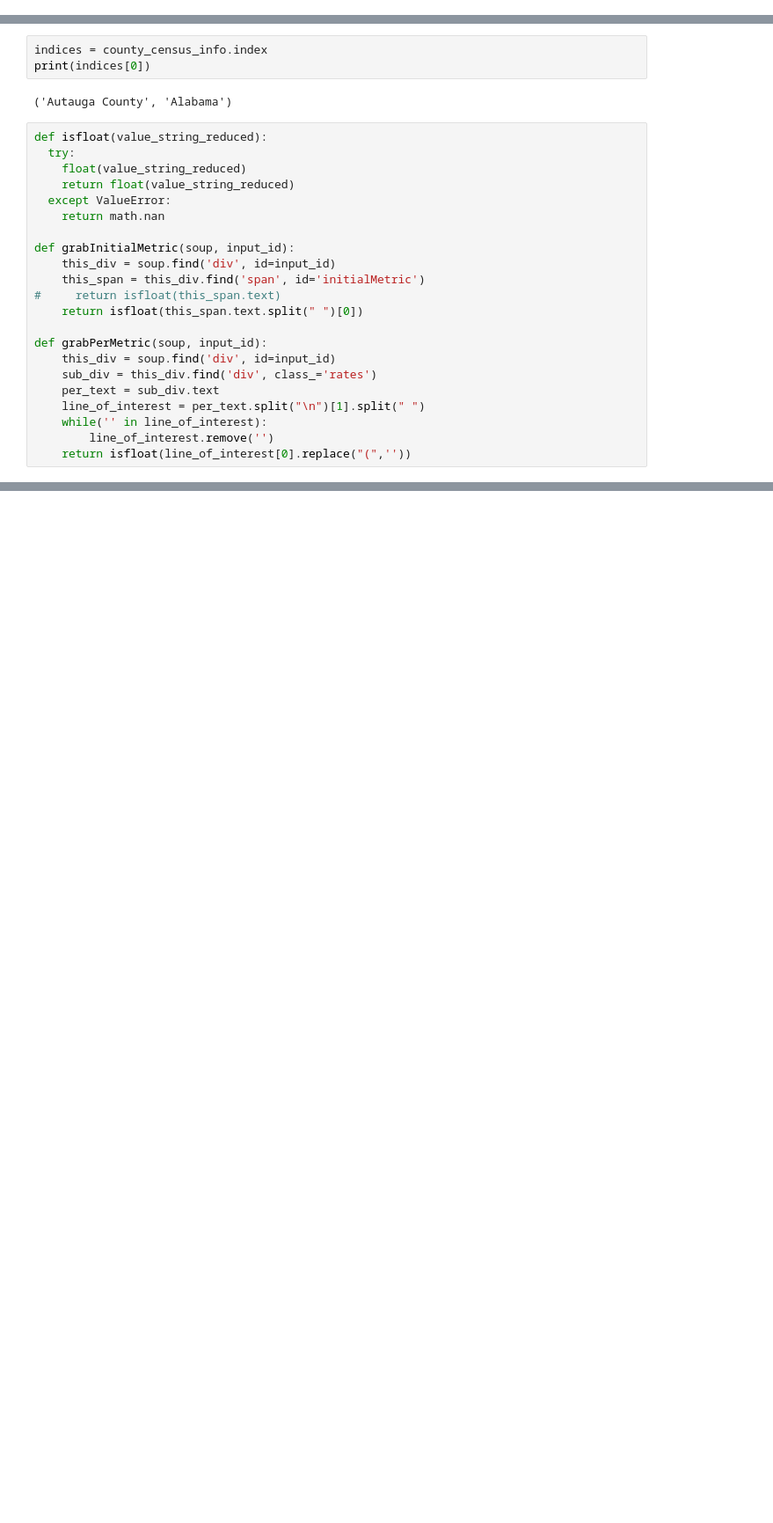
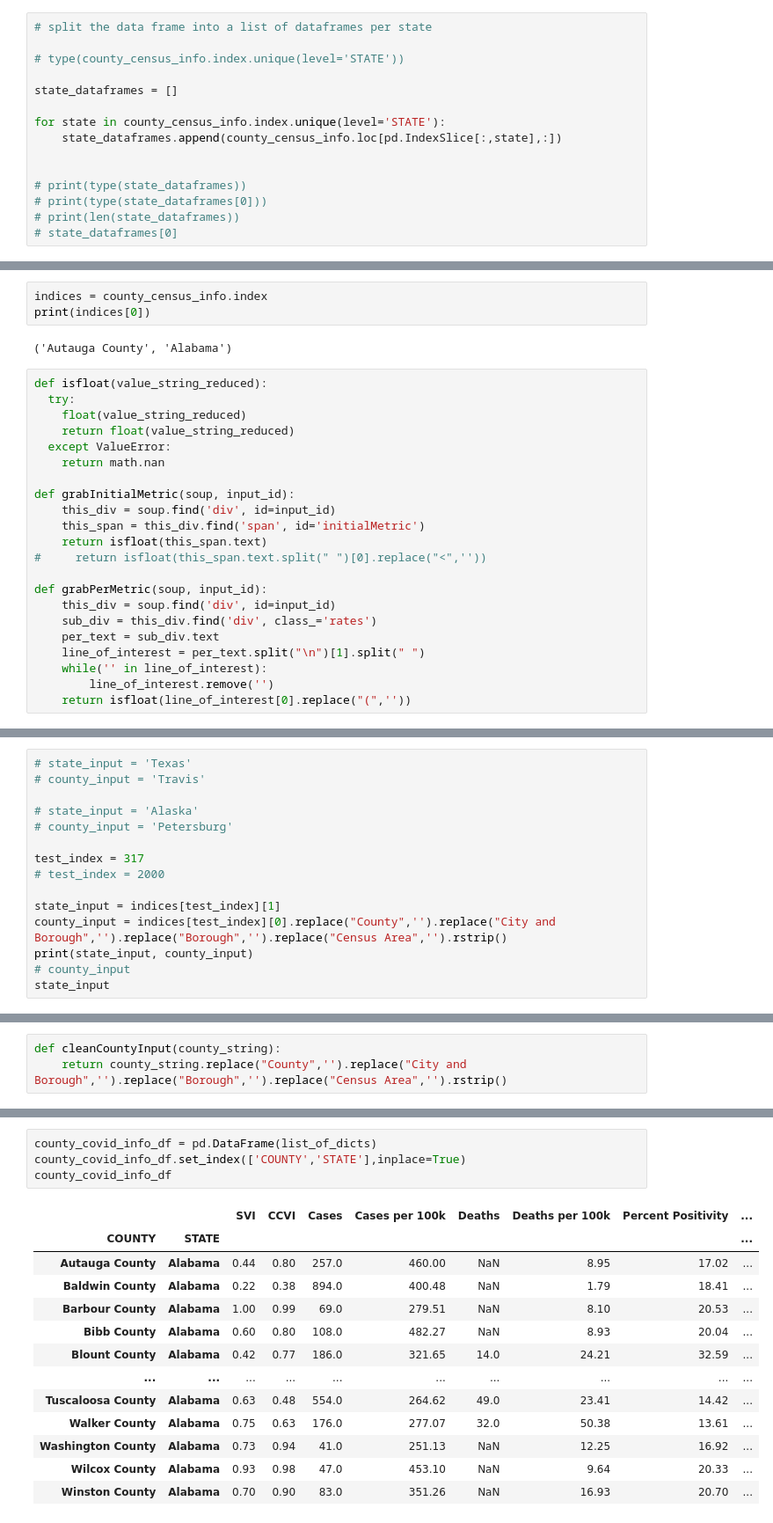
Before and after one commit to nkinnaird/CountyCovidIndexing, a Jupyter notebook: code/pullCovidData.ipynb, the cells around one changed output, grey strips where cells are left out. Shown: that part at 88% size. Saved outputs shown, nothing was run; the diff lists cells and outputs as text; blank space fills up the shorter version.

Commit message:
Got scanning of covid data working.

```diff
--- a/code/pullCovidData.ipynb
+++ b/code/pullCovidData.ipynb
@@ -16,0 +22,15 @@ county_census_info = pd.read_pickle("../Data/county_census_info.pkl")
+# %%
+# split the data frame into a list of dataframes per state
+
+# type(county_census_info.index.unique(level='STATE'))
+
+state_dataframes = []
+
+for state in county_census_info.index.unique(level='STATE'):
+    state_dataframes.append(county_census_info.loc[pd.IndexSlice[:,state],:])
+
+
+# print(type(state_dataframes))
+# print(type(state_dataframes[0]))
+# print(len(state_dataframes))
+# state_dataframes[0]
@@ -30,8 +68,8 @@ def isfloat(value_string_reduced):
 def grabInitialMetric(soup, input_id):
     this_div = soup.find('div', id=input_id)
     this_span = this_div.find('span', id='initialMetric')
-#     return isfloat(this_span.text)
-    return isfloat(this_span.text.split(" ")[0])
+    return isfloat(this_span.text)
+#     return isfloat(this_span.text.split(" ")[0].replace("<",''))
 
 def grabPerMetric(soup, input_id):
     this_div = soup.find('div', id=input_id)
@@ -125,0 +116,15 @@ def grabCovidData(soup):
+# %%
+# state_input = 'Texas'
+# county_input = 'Travis'
+
+# state_input = 'Alaska'
+# county_input = 'Petersburg'
+
+test_index = 317
+# test_index = 2000
+
+state_input = indices[test_index][1]
+county_input = indices[test_index][0].replace("County",'').replace("City and Borough",'').replace("Borough",'').replace("Census Area",'').rstrip()
+print(state_input, county_input)
+# county_input
+state_input
@@ -126,3 +134,6 @@ def grabCovidData(soup):
+# %%
+def cleanCountyInput(county_string):
+    return county_string.replace("County",'').replace("City and Borough",'').replace("Borough",'').replace("Census Area",'').rstrip()
 # %%
 # open the cdc website and choose the state and county from the drop down menu
 
@@ -155,0 +219,18 @@ driver.close()
+# %%
+county_covid_info_df = pd.DataFrame(list_of_dicts)
+county_covid_info_df.set_index(['COUNTY','STATE'],inplace=True)
+county_covid_info_df
+# %% [output]
+|  |  | SVI | CCVI | Cases | Cases per 100k | Deaths | Deaths per 100k | Percent Positivity | ... |
+| COUNTY | STATE |  |  |  |  |  |  |  | ... |
+| Autauga County | Alabama | 0.44 | 0.80 | 257.0 | 460.00 | NaN | 8.95 | 17.02 | ... |
+| Baldwin County | Alabama | 0.22 | 0.38 | 894.0 | 400.48 | NaN | 1.79 | 18.41 | ... |
+| Barbour County | Alabama | 1.00 | 0.99 | 69.0 | 279.51 | NaN | 8.10 | 20.53 | ... |
+| Bibb County | Alabama | 0.60 | 0.80 | 108.0 | 482.27 | NaN | 8.93 | 20.04 | ... |
+| Blount County | Alabama | 0.42 | 0.77 | 186.0 | 321.65 | 14.0 | 24.21 | 32.59 | ... |
+| ... | ... | ... | ... | ... | ... | ... | ... | ... | ... |
+| Tuscaloosa County | Alabama | 0.63 | 0.48 | 554.0 | 264.62 | 49.0 | 23.41 | 14.42 | ... |
+| Walker County | Alabama | 0.75 | 0.63 | 176.0 | 277.07 | 32.0 | 50.38 | 13.61 | ... |
+| Washington County | Alabama | 0.73 | 0.94 | 41.0 | 251.13 | NaN | 12.25 | 16.92 | ... |
+| Wilcox County | Alabama | 0.93 | 0.98 | 47.0 | 453.10 | NaN | 9.64 | 20.33 | ... |
+| Winston County | Alabama | 0.70 | 0.90 | 83.0 | 351.26 | NaN | 16.93 | 20.70 | ... |
```
Also changed, not shown: parts of 8 cells of this notebook.
